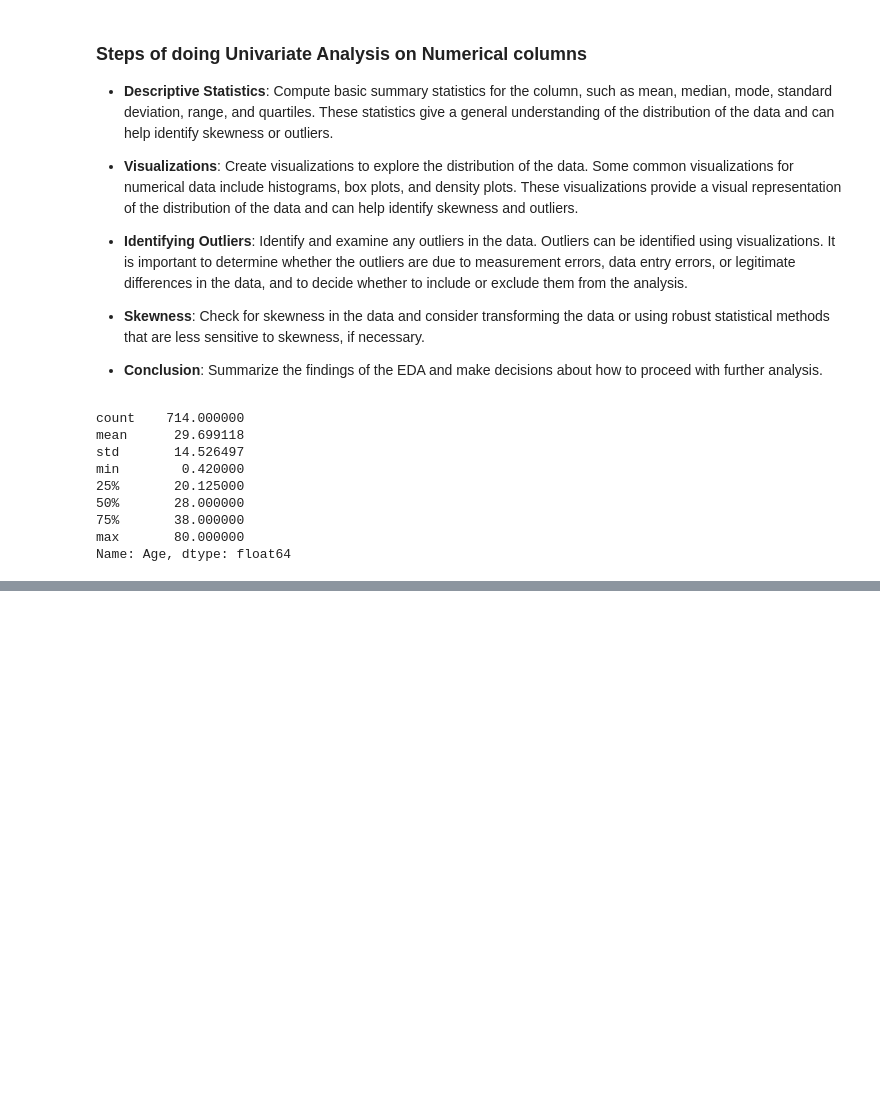
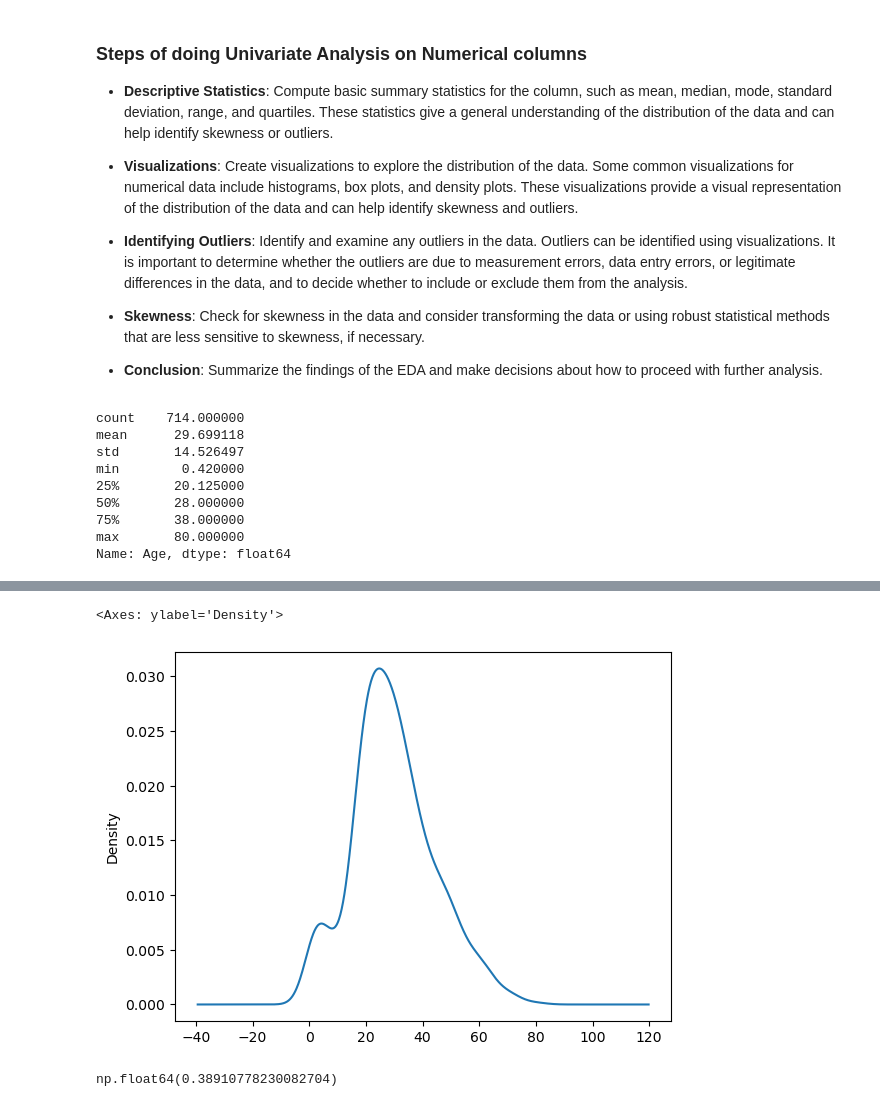
Before and after one commit to shubhammgits/Python-DS-AIML, a Jupyter notebook: DATA ANALYSIS/EDA/eda.ipynb, the cells around one changed output, grey strips where cells are left out. Drawn from its saved outputs; the diff is of its cells as text; code cells hidden in the pictures; blank space fills up the shorter version.

```diff
--- a/DATA ANALYSIS/EDA/eda.ipynb
+++ b/DATA ANALYSIS/EDA/eda.ipynb
@@ -99,0 +100,11 @@ df['Age'].plot(kind='hist')
+# %%
+df['Age'].plot(kind='kde')
+# %% [output]
+<Axes: ylabel='Density'>
+[figure, added]
+# %%
+#we can calculate skewness:
+
+df['Age'].skew()
+# %% [output]
+np.float64(0.38910778230082704)
```
Also changed, not shown: parts of 1 cell of this notebook.
